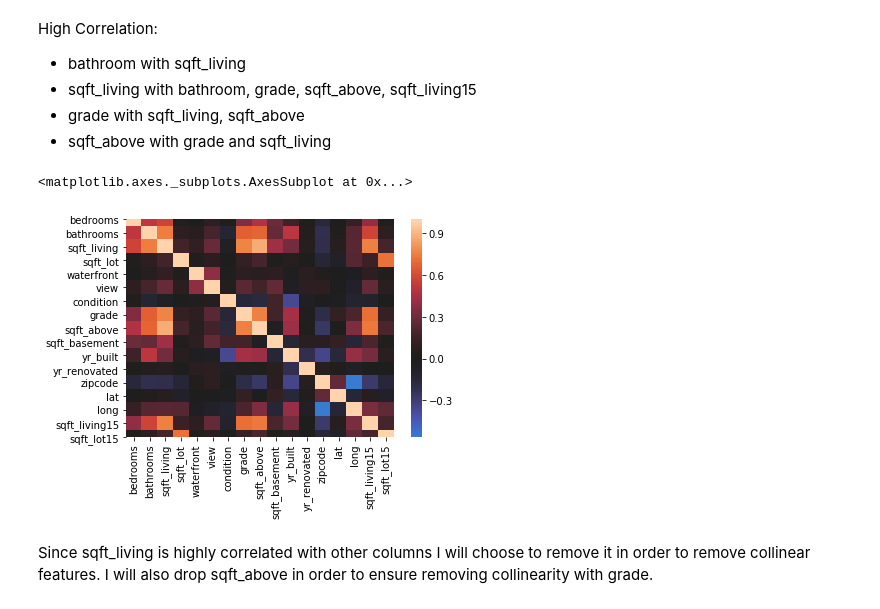
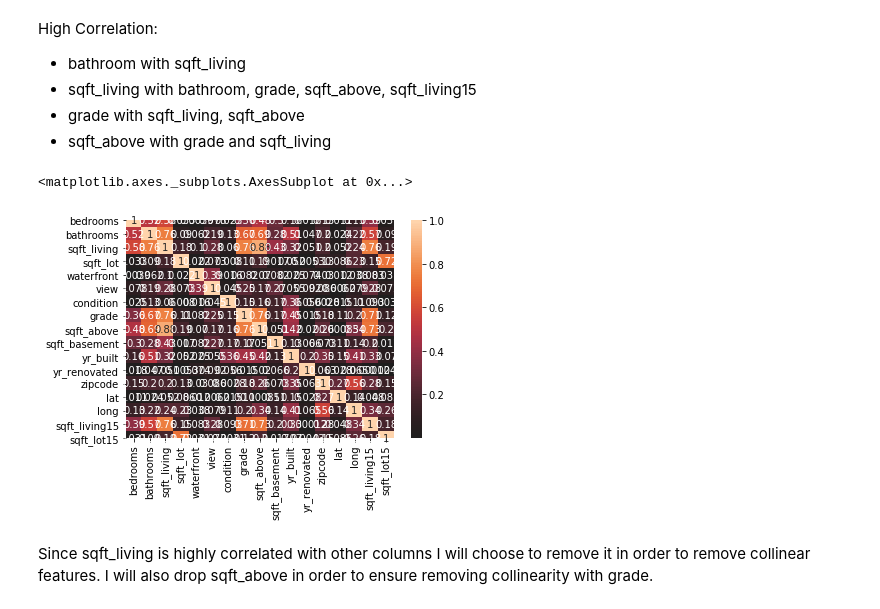
Before and after one commit to lauren-esser/King-County-Homes-Price-Factors, a Jupyter notebook: student.ipynb, the cells around one changed output. Cells and saved outputs as stored; diff of their text form; code cells hidden in the pictures.

```diff
--- a/student.ipynb
+++ b/student.ipynb
@@ -598,9 +607,9 @@ High Correlation:
 - grade with sqft_living, sqft_above
 - sqft_above with grade and sqft_living
 # %%
-sns.heatmap(data_pred.corr(), center=0)
+sns.heatmap(data_pred.corr().abs(), annot=True, center=0)
 # %% [output]
 <matplotlib.axes._subplots.AxesSubplot at 0x...>
-[figure, old version]
+[figure, new version]
 # %% [markdown]
 Since sqft_living is highly correlated with other columns I will choose to remove it in order to remove collinear features. I will also drop sqft_above in order to ensure removing collinearity with grade.
```
Also changed, not shown: parts of 22 cells of this notebook.
